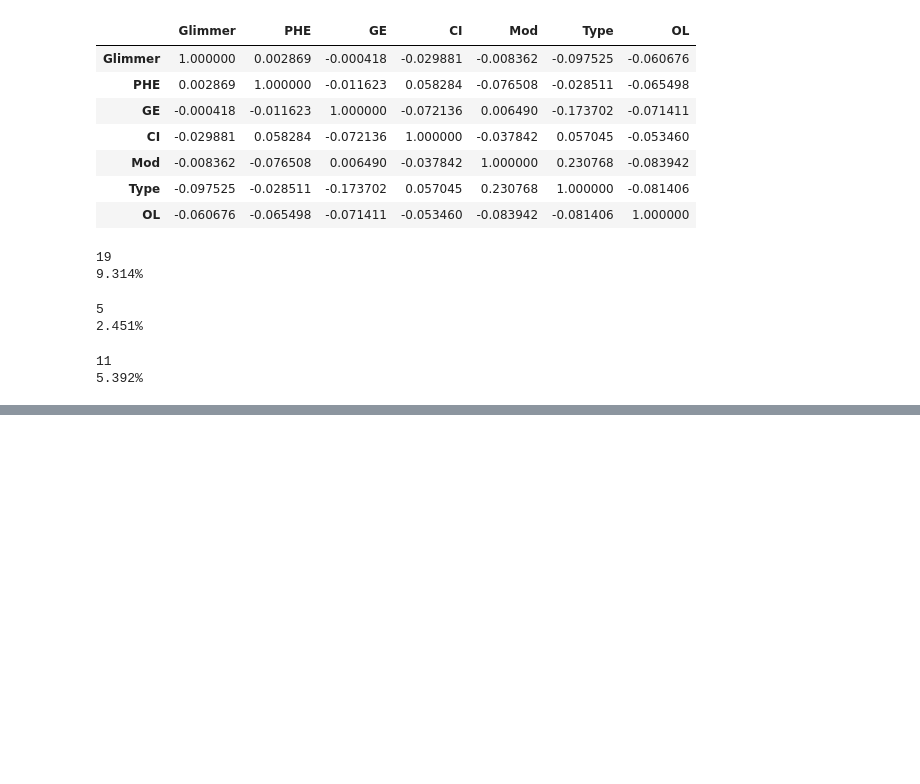
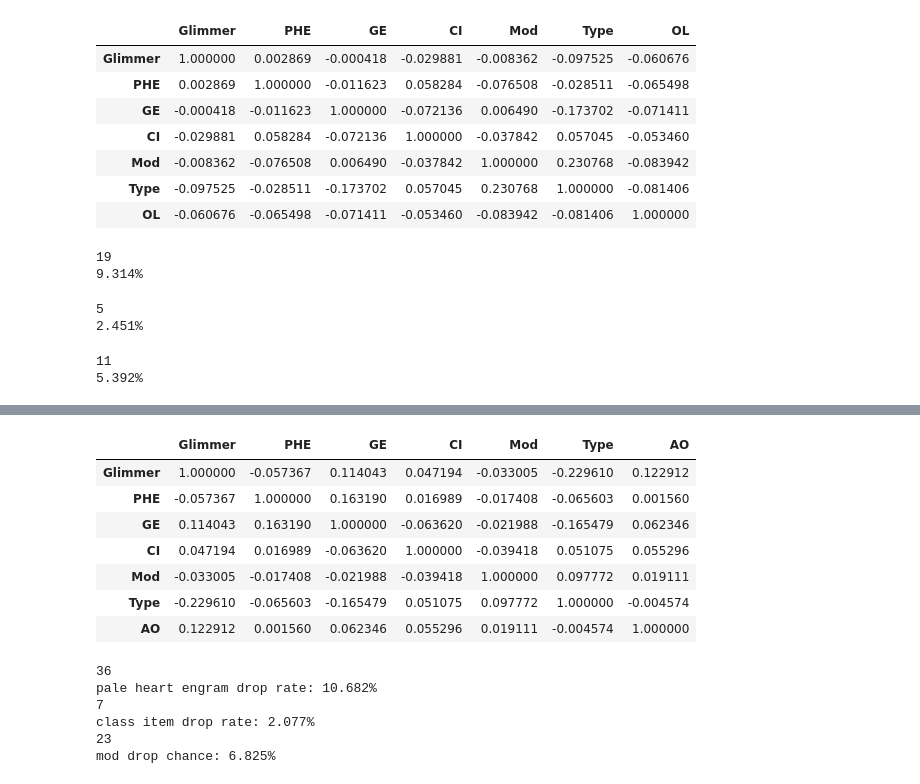
Before and after one commit to foooooooooooooooooooooooooootw/Pale-Heart-Drop-Rates-Dataset, a Jupyter notebook: res/initial pale heart chest analysis .ipynb, the cells around one changed output, grey strips where cells are left out. Cells and saved outputs as stored; diff of their text form; code cells hidden in the pictures; blank space fills up the shorter version.

```diff
--- a/res/initial pale heart chest analysis .ipynb
+++ b/res/initial pale heart chest analysis .ipynb
@@ -657,0 +662,13 @@ print(str(moddroprate_im) + "%")
+# %%
+#OL1 df
+ol1df = df[df["OL"]==1]
+mapping_type = {'WC': 1, 'EC': 2, 'HVT': 3, 'AB': 4}
+mapping_AO = {'LANDING': 1, 'BLOOMING': 2, 'IMPASSE': 3}
+ol1df = ol1df.drop(['OL'], axis=1)
+ol1df['AO'] = ol1df['AO'].replace(mapping_AO)
+ol1df['Type'] = ol1df['Type'].replace(mapping_type)
+ol1df['PHE'] = ol1df['PHE'].fillna(0)
+ol1df['GE'] = ol1df['GE'].fillna(0)
+ol1df['CI'] = ol1df['CI'].fillna(0)
+ol1df['Mod'] = ol1df['Mod'].fillna(0)
+ol1df.head()
@@ -657,0 +682,37 @@ print(str(moddroprate_im) + "%")
+# %%
+ol1df.corr()
+#glimmer negatively correlated -0.22 with type of chest at overthrow level 1
+#glimmer also correlated 0.12 with area at overthrow level 1
+# %% [output]
+|  | Glimmer | PHE | GE | CI | Mod | Type | AO |
+| Glimmer | 1.000000 | -0.057367 | 0.114043 | 0.047194 | -0.033005 | -0.229610 | 0.122912 |
+| PHE | -0.057367 | 1.000000 | 0.163190 | 0.016989 | -0.017408 | -0.065603 | 0.001560 |
+| GE | 0.114043 | 0.163190 | 1.000000 | -0.063620 | -0.021988 | -0.165479 | 0.062346 |
+| CI | 0.047194 | 0.016989 | -0.063620 | 1.000000 | -0.039418 | 0.051075 | 0.055296 |
+| Mod | -0.033005 | -0.017408 | -0.021988 | -0.039418 | 1.000000 | 0.097772 | 0.019111 |
+| Type | -0.229610 | -0.065603 | -0.165479 | 0.051075 | 0.097772 | 1.000000 | -0.004574 |
+| AO | 0.122912 | 0.001560 | 0.062346 | 0.055296 | 0.019111 | -0.004574 | 1.000000 |
+# %%
+#pale heart engram drop rate for overthrow level 1
+count_all_rows_ol1 = ol1df.shape[0]
+paleheartdrop_ol1 = (ol1df['PHE']==True).sum()
+print(paleheartdrop_ol1)
+paleheartdroprate_ol1 = round(((paleheartdrop_ol1/count_all_rows_ol1 *100)), 3)
+print("pale heart engram drop rate: " + str(paleheartdroprate_ol1) + "%")
+#class item drop rates for overthrow level 1
+classitemdrop_ol1 = (ol1df['CI']==True).sum()
+print(classitemdrop_ol1)
+classitemdroprate_ol1 = round(((classitemdrop_ol1/count_all_rows_ol1) *100), 3)
+print("class item drop rate: " + str(classitemdroprate_ol1) + "%")
+#mod drop rates for overthrow level 1
+moddrop_ol1 = (ol1df['Mod']==True).sum()
+print(moddrop_ol1)
+moddroprate_ol1 = round(((moddrop_ol1/count_all_rows_ol1) *100), 3)
+print("mod drop chance: " + str(moddroprate_ol1) + "%")
+# %% [output]
+36
+pale heart engram drop rate: 10.682%
+7
+class item drop rate: 2.077%
+23
+mod drop chance: 6.825%
```
Also changed, not shown: parts of 18 cells of this notebook, 4 other files.
